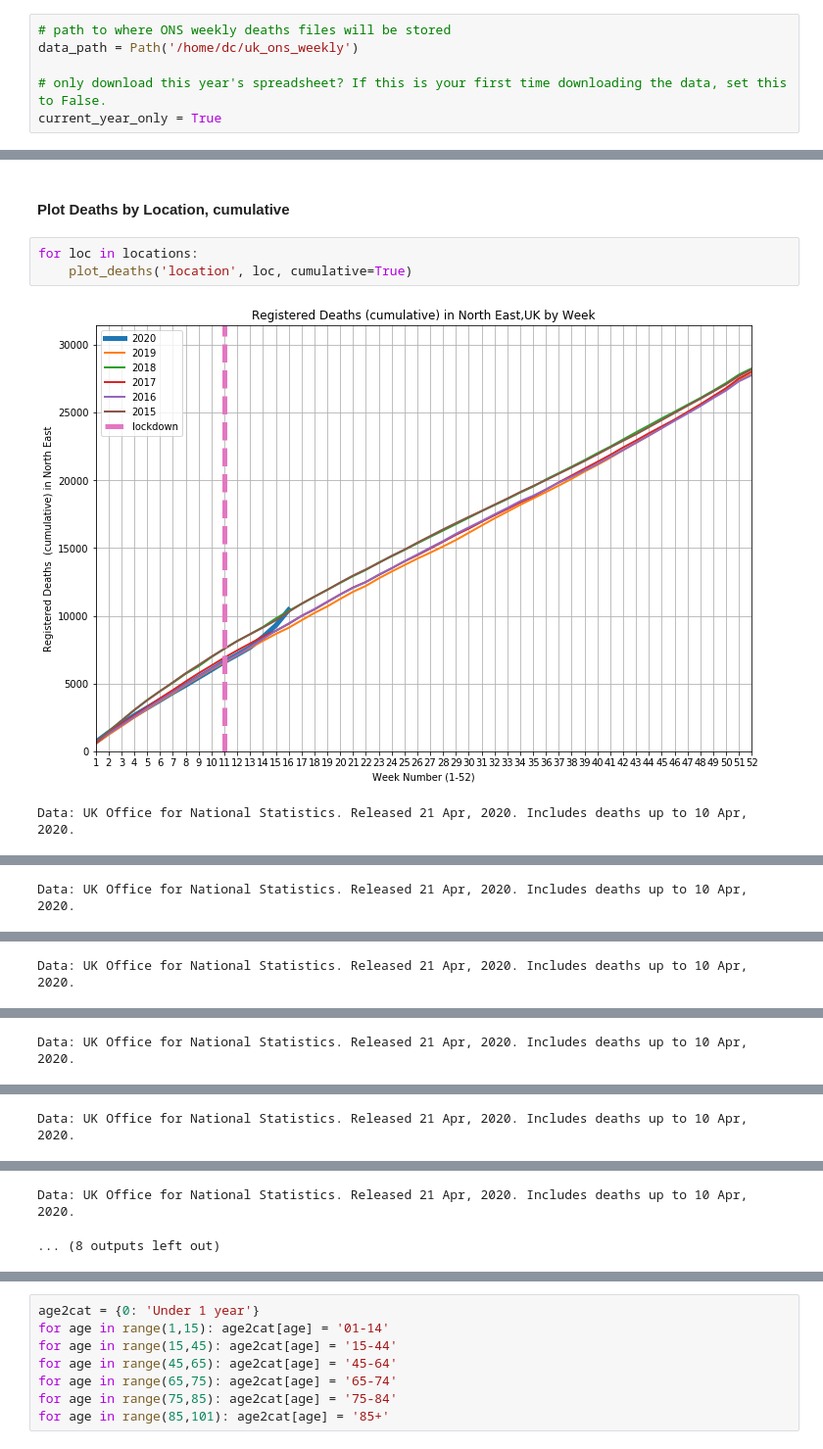
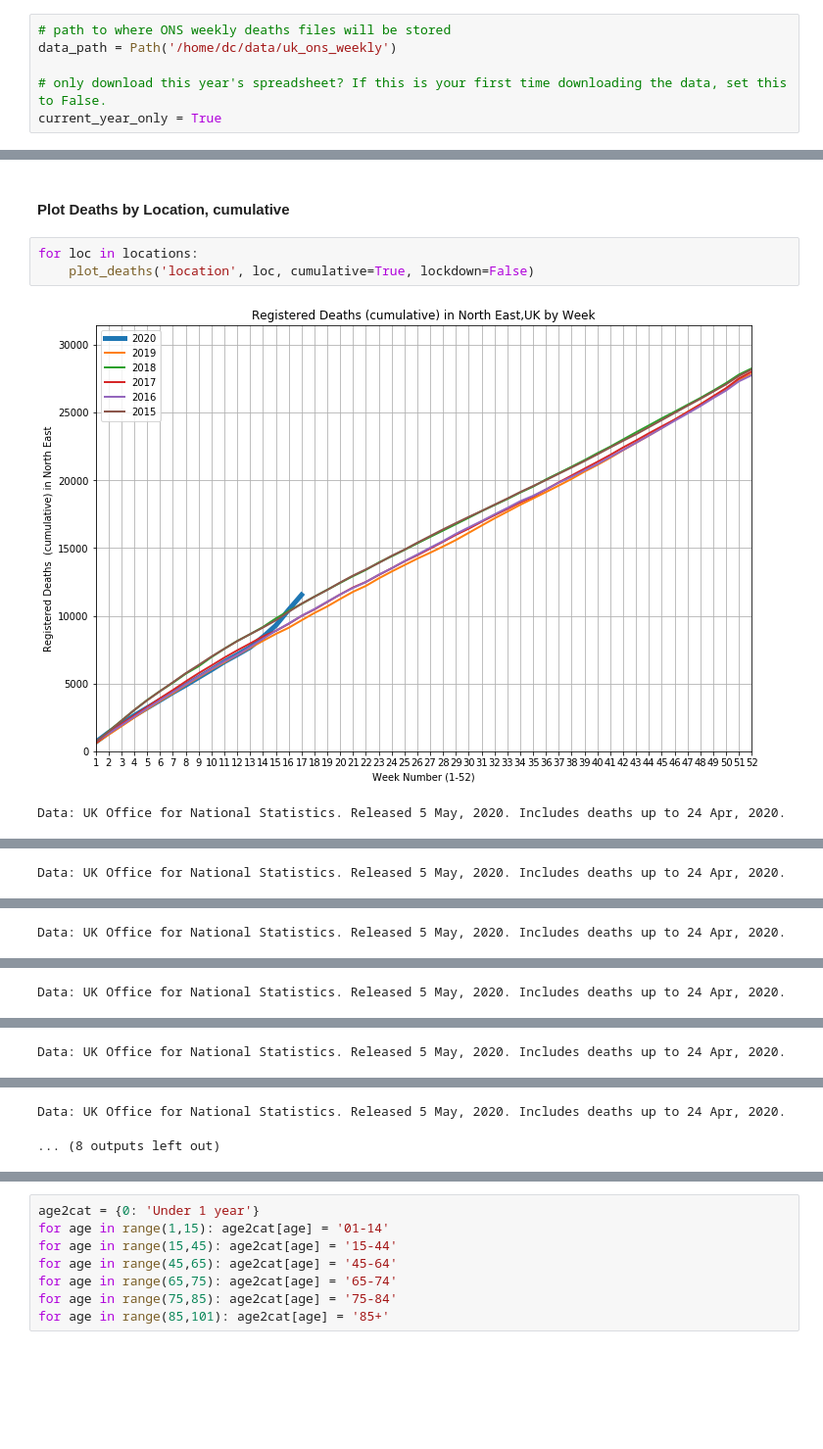
Before and after one commit to dcato98/covid19, a Jupyter notebook: Examining UK Deaths by Week.ipynb, the cells around one changed output, grey strips where cells are left out. Shown at 98% size. Saved outputs shown, nothing was run; the diff lists cells and outputs as text; blank space fills up the shorter version.

Commit message:
update w latest ONS data

```diff
--- a/Examining UK Deaths by Week.ipynb
+++ b/Examining UK Deaths by Week.ipynb
@@ -26,7 +26,7 @@ import matplotlib.pyplot as plt
 ### Download and Extract List of Data Files
 # %%
 # path to where ONS weekly deaths files will be stored
-data_path = Path('/home/dc/uk_ons_weekly')
+data_path = Path('/home/dc/data/uk_ons_weekly')
 
 # only download this year's spreadsheet? If this is your first time downloading the data, set this to False.
 current_year_only = True
@@ -613,7 +613,7 @@ Data: UK Office for National Statistics. Released 28 Apr, 2020. Includes deaths
 #### Plot Deaths by Location, cumulative
 # %%
 for loc in locations:
-    plot_deaths('location', loc, cumulative=True)
+    plot_deaths('location', loc, cumulative=True, lockdown=False)
 # %% [output]
-[figure, old version]
+[figure, new version]
-Data: UK Office for National Statistics. Released 21 Apr, 2020. Includes deaths up to 10 Apr, 2020.
+Data: UK Office for National Statistics. Released 5 May, 2020. Includes deaths up to 24 Apr, 2020.
@@ -621 +621 @@ Data: UK Office for National Statistics. Released 21 Apr, 2020. Includes deaths
-Data: UK Office for National Statistics. Released 21 Apr, 2020. Includes deaths up to 10 Apr, 2020.
+Data: UK Office for National Statistics. Released 5 May, 2020. Includes deaths up to 24 Apr, 2020.
@@ -623 +623 @@ Data: UK Office for National Statistics. Released 21 Apr, 2020. Includes deaths
-Data: UK Office for National Statistics. Released 21 Apr, 2020. Includes deaths up to 10 Apr, 2020.
+Data: UK Office for National Statistics. Released 5 May, 2020. Includes deaths up to 24 Apr, 2020.
@@ -625 +625 @@ Data: UK Office for National Statistics. Released 21 Apr, 2020. Includes deaths
-Data: UK Office for National Statistics. Released 21 Apr, 2020. Includes deaths up to 10 Apr, 2020.
+Data: UK Office for National Statistics. Released 5 May, 2020. Includes deaths up to 24 Apr, 2020.
@@ -627 +627 @@ Data: UK Office for National Statistics. Released 21 Apr, 2020. Includes deaths
-Data: UK Office for National Statistics. Released 21 Apr, 2020. Includes deaths up to 10 Apr, 2020.
+Data: UK Office for National Statistics. Released 5 May, 2020. Includes deaths up to 24 Apr, 2020.
@@ -629,3 +629,3 @@ Data: UK Office for National Statistics. Released 21 Apr, 2020. Includes deaths
-Data: UK Office for National Statistics. Released 21 Apr, 2020. Includes deaths up to 10 Apr, 2020.
+Data: UK Office for National Statistics. Released 5 May, 2020. Includes deaths up to 24 Apr, 2020.
 ... (8 outputs left out)
 # %% [markdown]
```
Also changed, not shown: parts of 33 cells of this notebook.
